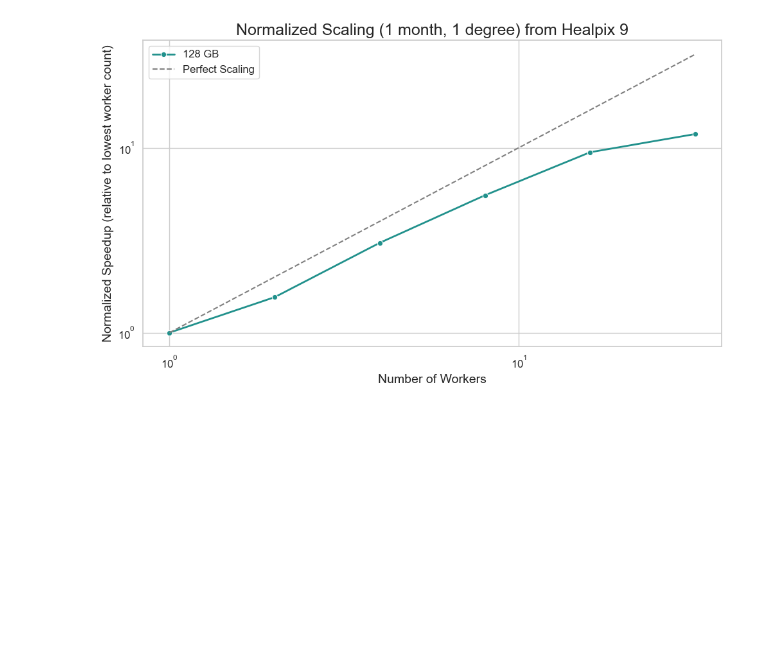
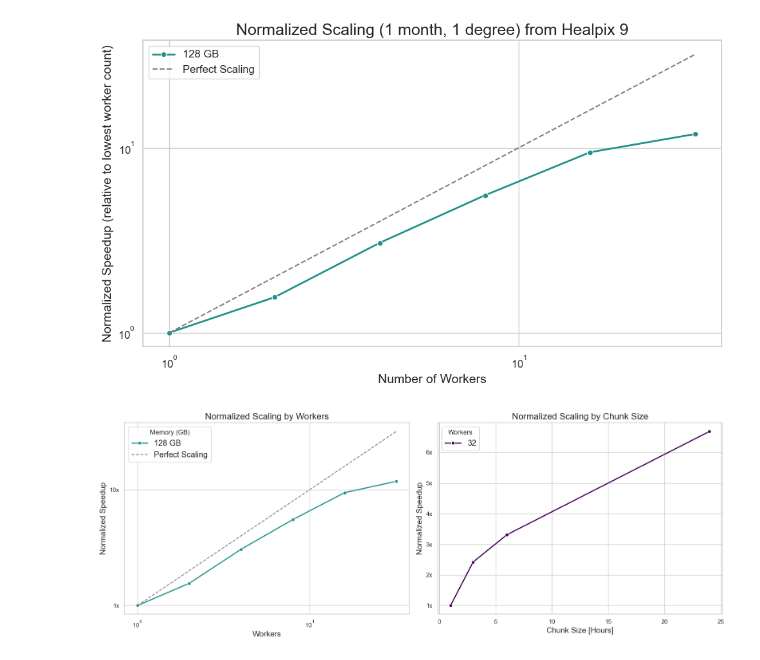
Before and after one commit to koldunovn/high_res_data_access, a Jupyter notebook: aqua-scripts/simple_reader/plots.ipynb, the cells around one changed output. Drawn from its saved outputs; the diff is of its cells as text; code cells hidden in the pictures; blank space fills up the shorter version.

Commit message:
Workers and Chunk scaling

```diff
--- a/aqua-scripts/simple_reader/plots.ipynb
+++ b/aqua-scripts/simple_reader/plots.ipynb
@@ -11,5 +16,6 @@ The autoreload extension is already loaded. To reload it, use:
 # %% [markdown]
 ## Plot pure benchmark results
 # %%
-results = load_all_benchmarks('array/*Dchunk*.txt')
+results = load_all_benchmarks('array/results_*Dchunk*.txt')
+results
 # %% [output]
@@ -16,0 +40,4 @@ Found 6 benchmark files matching pattern 'array/*Dchunk*.txt'.
+# %%
+results_chunk = load_all_benchmarks('array/results_*32*.txt')
+results_chunk = chunk_translation(results_chunk)
+results_chunk
@@ -16,0 +59,3 @@ Found 6 benchmark files matching pattern 'array/*Dchunk*.txt'.
+# %%
+test = results_chunk.groupby(['Workers', 'Chunk Size', 'Variable'])['Total Time (s)'].mean().reset_index(name='Mean Time')
+test
@@ -16,0 +68,3 @@ Found 6 benchmark files matching pattern 'array/*Dchunk*.txt'.
+# %%
+baseline_time = test.sort_values('Chunk Size').iloc[0]['Mean Time']
+baseline_time
@@ -18,3 +156,7 @@ Found 6 benchmark files matching pattern 'array/*Dchunk*.txt'.
 plot_normalized_scaling(results, which_time='Compute Time (s)', logx=True, logy=True, title='Normalized Scaling (1 month, 1 degree) from Healpix 9')
 # %% [output]
 [figure]
+# %%
+plot_normalized_scaling_and_chunking(results, results_chunk, which_time='Compute Time (s)', log_scale=True)
+# %% [output]
+[figure, added]
```
Also changed, not shown: parts of 6 cells of this notebook, 3 other files.
